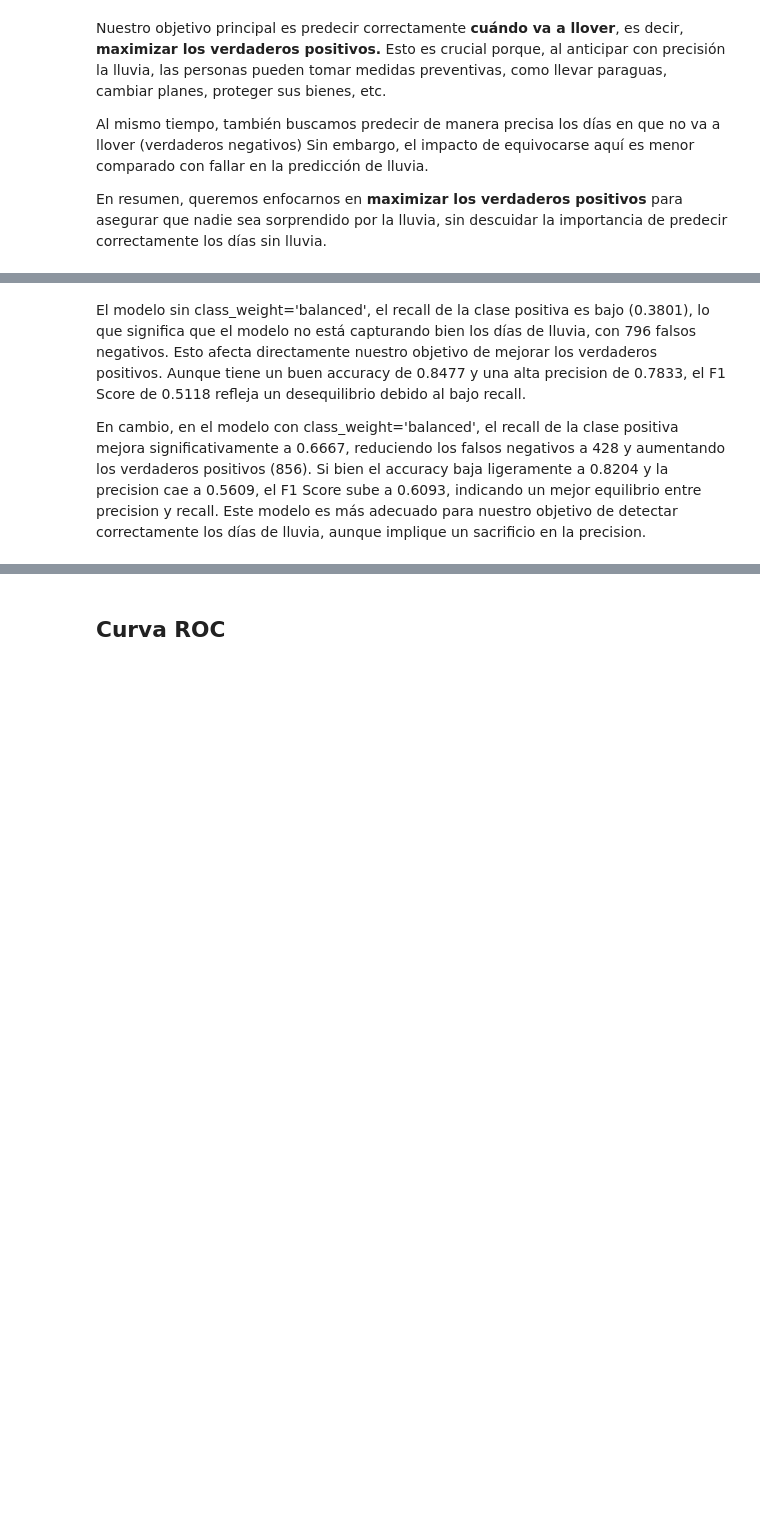
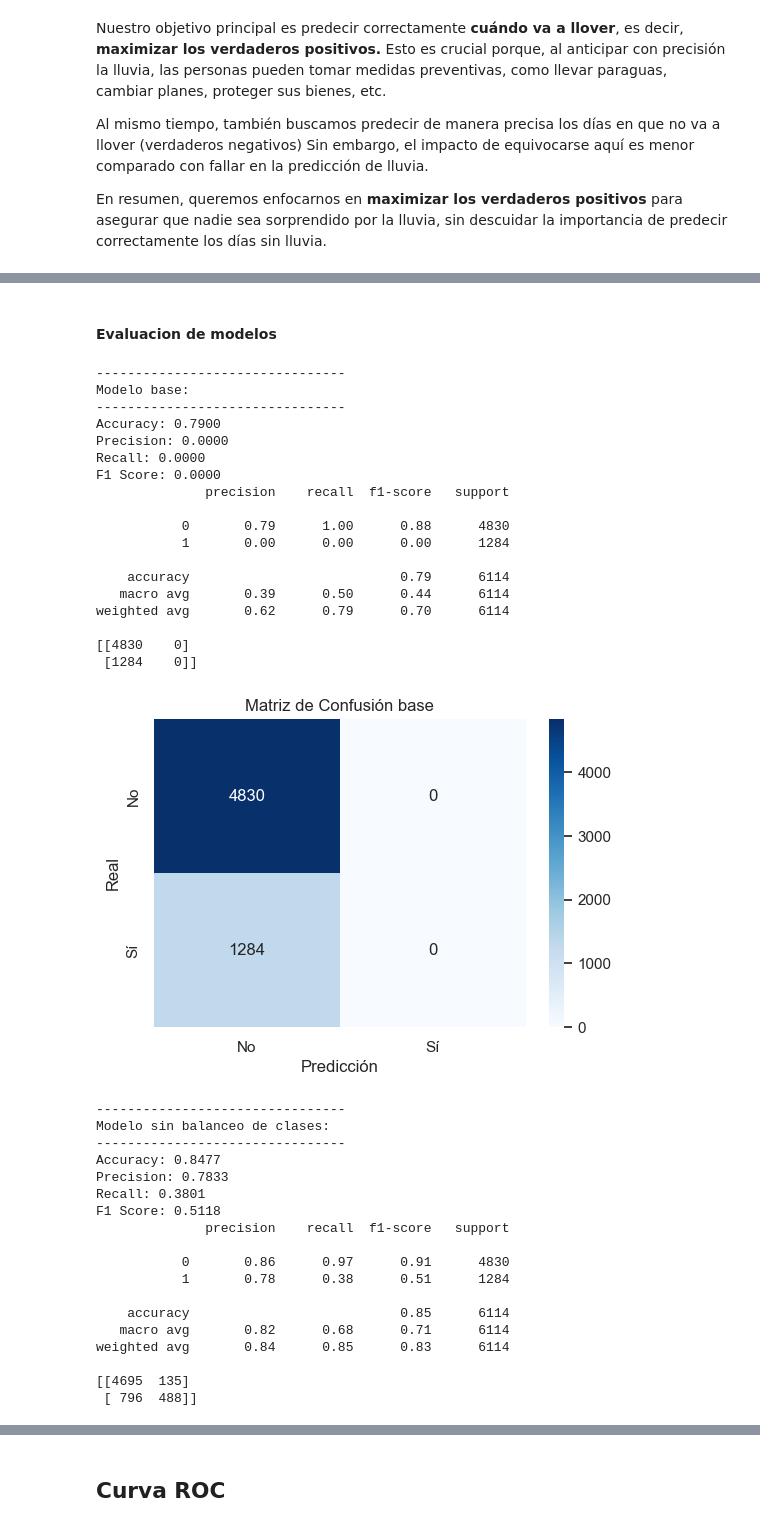
Before and after one commit to franciscoryb1/AA1-TUIA-RodriguezYBarros-Menescaldi-Britos, a Jupyter notebook: Clasificación/TP-clasificacion-AA1.ipynb, the cells around one changed output, grey strips where cells are left out. Drawn from its saved outputs; the diff is of its cells as text; code cells hidden in the pictures; blank space fills up the shorter version.

Commit message:
modelo base

```diff
--- a/Clasificación/TP-clasificacion-AA1.ipynb
+++ b/Clasificación/TP-clasificacion-AA1.ipynb
@@ -1256,0 +1263,3 @@ En resumen, queremos enfocarnos en **maximizar los verdaderos positivos** para a
+# %%
+modelo_base = LogisticRegression(random_state=42)
+modelo_base.fit(X_train_base, y_train_base)
@@ -1257,16 +1277,4 @@ En resumen, queremos enfocarnos en **maximizar los verdaderos positivos** para a
 # %%
-modelo_rl = LogisticRegression(random_state=42)
-
-modelo_rl.fit(X_train, y_train)
-
-# Hacer predicciones en el conjunto de prueba
-y_pred = modelo_rl.predict(X_test)
-
-
 # Modelo con balanceo de clases
 modelo_rl_balanced = LogisticRegression(class_weight='balanced', random_state=45)
-
 modelo_rl_balanced.fit(X_train, y_train)
-
-# Hacer predicciones en el conjunto de prueba
-y_pred_balanced = modelo_rl_balanced.predict(X_test)
@@ -1272,0 +1285,10 @@ y_pred_balanced = modelo_rl_balanced.predict(X_test)
+# %%
+from imblearn.combine import SMOTETomek
+
+# Aplicar SMOTETomek solo al conjunto de entrenamiento
+smote_tomek = SMOTETomek(random_state=42)
+
+if isinstance(y_train, pd.DataFrame):
+    y_train = y_train.iloc[:, 0]
+
+X_train_balanced, y_train_balanced = smote_tomek.fit_resample(X_train, y_train)
@@ -1272,0 +1319,4 @@ y_pred_balanced = modelo_rl_balanced.predict(X_test)
+# %%
+# Modelo con balanceo de clases
+modelo_rl_smotet = LogisticRegression(random_state=45)
+modelo_rl_smotet.fit(X_train_balanced, y_train_balanced)
@@ -1383,4 +1377,46 @@ weighted avg       0.83      0.82      0.83      6114
-# %% [markdown]
-El modelo sin class_weight='balanced', el recall de la clase positiva es bajo (0.3801), lo que significa que el modelo no está capturando bien los días de lluvia, con 796 falsos negativos. Esto afecta directamente nuestro objetivo de mejorar los verdaderos positivos. Aunque tiene un buen accuracy de 0.8477 y una alta precision de 0.7833, el F1 Score de 0.5118 refleja un desequilibrio debido al bajo recall.
-
-En cambio, en el modelo con class_weight='balanced', el recall de la clase positiva mejora significativamente a 0.6667, reduciendo los falsos negativos a 428 y aumentando los verdaderos positivos (856). Si bien el accuracy baja ligeramente a 0.8204 y la precision cae a 0.5609, el F1 Score sube a 0.6093, indicando un mejor equilibrio entre precision y recall. Este modelo es más adecuado para nuestro objetivo de detectar correctamente los días de lluvia, aunque implique un sacrificio en la precision.
+# %% [markdown]
+#### Evaluacion de modelos
+# %%
+# Uso de la función para los dos modelos
+evaluar_modelo(modelo_base, X_test_base, y_test_base, title='base')
+evaluar_modelo(modelo_rl, X_test, y_test, title='sin balanceo de clases')
+evaluar_modelo(modelo_rl_balanced, X_test, y_test, title='con balanceo de clases')
+evaluar_modelo(modelo_rl_smotet, X_test, y_test, title='con balanceo de clases SMOTET')
+# %% [output]
+--------------------------------
+Modelo base:
+--------------------------------
+Accuracy: 0.7900
+Precision: 0.0000
+Recall: 0.0000
+F1 Score: 0.0000
+              precision    recall  f1-score   support
+
+           0       0.79      1.00      0.88      4830
+           1       0.00      0.00      0.00      1284
+
+    accuracy                           0.79      6114
+   macro avg       0.39      0.50      0.44      6114
+weighted avg       0.62      0.79      0.70      6114
+
+[[4830    0]
+ [1284    0]]
+[figure, added]
+--------------------------------
+Modelo sin balanceo de clases:
+--------------------------------
+Accuracy: 0.8477
+Precision: 0.7833
+Recall: 0.3801
+F1 Score: 0.5118
+              precision    recall  f1-score   support
+
+           0       0.86      0.97      0.91      4830
+           1       0.78      0.38      0.51      1284
+
+    accuracy                           0.85      6114
+   macro avg       0.82      0.68      0.71      6114
+weighted avg       0.84      0.85      0.83      6114
+
+[[4695  135]
+ [ 796  488]]
```
Also changed, not shown: parts of 27 cells of this notebook.
